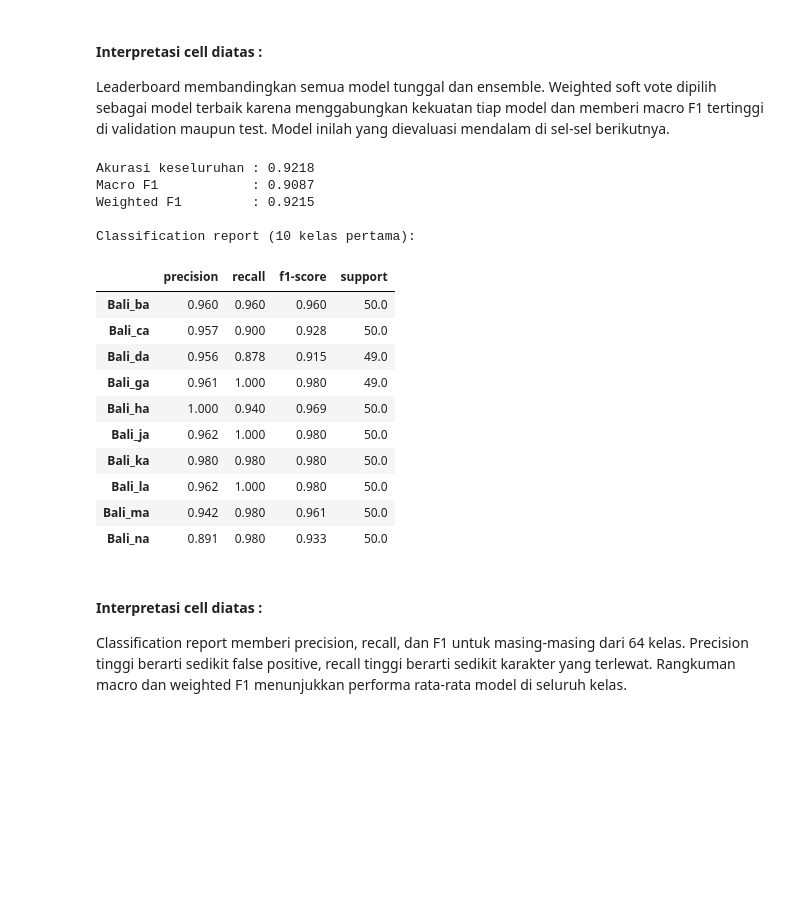
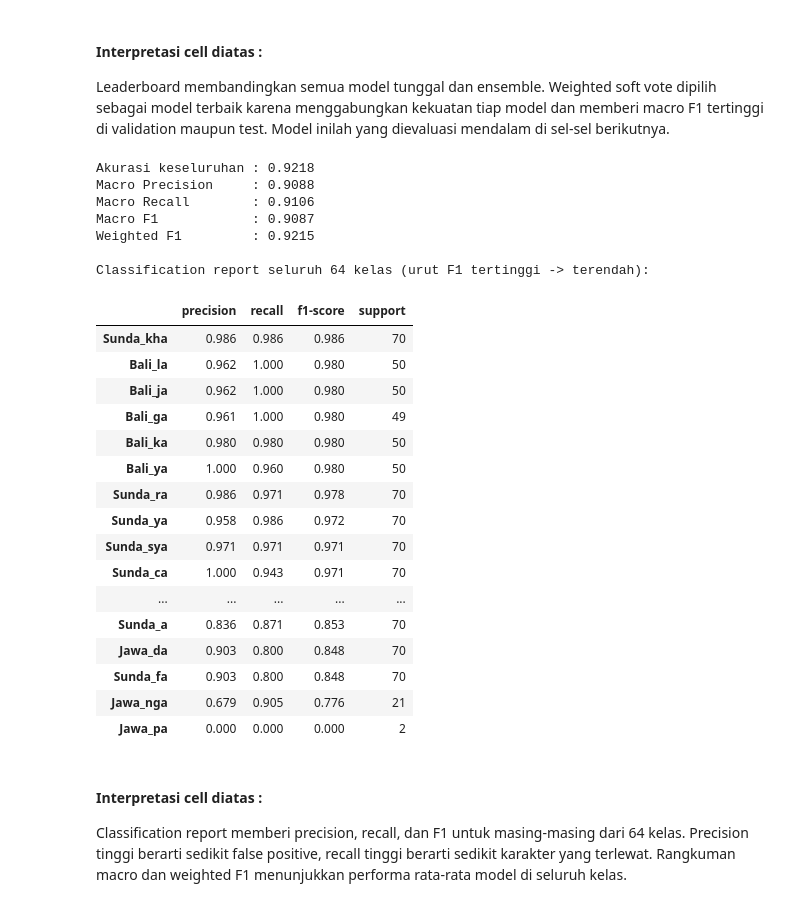
Before and after one commit to ddrlve/Nusantara-Script-Recognition-ML, a Jupyter notebook: notebooks/training-aksara-ml.ipynb, the cells around one changed output. Saved outputs shown, nothing was run; the diff lists cells and outputs as text; code cells hidden in the pictures; blank space fills up the shorter version.

```diff
--- a/notebooks/training-aksara-ml.ipynb
+++ b/notebooks/training-aksara-ml.ipynb
@@ -1678,9 +1757,25 @@ Sel ini mengisi bagian yang hilang dari notebook lama: merakit model deployment.
 # %%
-# Leaderboard semua model, diurutkan berdasarkan macro F1
-results_df = pd.DataFrame(RESULTS).sort_values("Macro F1", ascending=False).reset_index(drop=True)
+# Leaderboard semua model dengan macro precision, recall, dan F1
+leaderboard_rows = []
+for r in RESULTS:
+    key = r["Key"]
+    pred = PREDS[key]
+    macro_p, macro_r, macro_f1, _ = precision_recall_fscore_support(
+        y_test, pred, labels=ALL_LABELS, average="macro", zero_division=0)
+    leaderboard_rows.append({
+        "Model": r["Model"], "Key": key,
+        "Accuracy": accuracy_score(y_test, pred),
+        "Macro Precision": macro_p,
+        "Macro Recall": macro_r,
+        "Macro F1": macro_f1,
+        "Val Macro F1": r["Val Macro F1"],
+        "Waktu (s)": r["Waktu (s)"],
+    })
+
+results_df = pd.DataFrame(leaderboard_rows).sort_values("Macro F1", ascending=False).reset_index(drop=True)
 BEST_MODEL_KEY = "ensemble_weighted"
 BEST_PRED = PREDS[BEST_MODEL_KEY]
 BEST_PROBA = PROBAS[BEST_MODEL_KEY]
-display(results_df)
+display(results_df.round(4))
 print(f"Model terbaik: {BEST_MODEL_KEY}")
 # %% [output]
@@ -1701,33 +1796,51 @@ Model terbaik: ensemble_weighted
 
 Leaderboard membandingkan semua model tunggal dan ensemble. Weighted soft vote dipilih sebagai model terbaik karena menggabungkan kekuatan tiap model dan memberi macro F1 tertinggi di validation maupun test. Model inilah yang dievaluasi mendalam di sel-sel berikutnya.
 # %%
-# Classification report per kelas (precision, recall, f1)
+# Classification report per kelas (precision, recall, f1) untuk model terbaik
 report_dict = classification_report(
     y_test, BEST_PRED, labels=ALL_LABELS, target_names=CLASS_NAMES,
     output_dict=True, zero_division=0)
-report_df = pd.DataFrame(report_dict).transpose()
+
+per_class_report = (
+    pd.DataFrame(report_dict).transpose()
+    .loc[[str(c) for c in CLASS_NAMES], ["precision", "recall", "f1-score", "support"]]
+)
+per_class_report["support"] = per_class_report["support"].astype(int)
+per_class_report = per_class_report.sort_values("f1-score", ascending=False)
+
 print(f"Akurasi keseluruhan : {report_dict['accuracy']:.4f}")
+print(f"Macro Precision     : {report_dict['macro avg']['precision']:.4f}")
+print(f"Macro Recall        : {report_dict['macro avg']['recall']:.4f}")
 print(f"Macro F1            : {report_dict['macro avg']['f1-score']:.4f}")
 print(f"Weighted F1         : {report_dict['weighted avg']['f1-score']:.4f}")
-print("\nClassification report (10 kelas pertama):")
-display(report_df.head(10).round(3))
+print(f"\nClassification report seluruh {len(per_class_report)} kelas (urut F1 tertinggi -> terendah):")
+with pd.option_context("display.max_rows", None):
+    display(per_class_report.round(3))
 # %% [output]
 Akurasi keseluruhan : 0.9218
+Macro Precision     : 0.9088
+Macro Recall        : 0.9106
 Macro F1            : 0.9087
 Weighted F1         : 0.9215
 
-Classification report (10 kelas pertama):
+Classification report seluruh 64 kelas (urut F1 tertinggi -> terendah):
 |  | precision | recall | f1-score | support |
-| Bali_ba | 0.960 | 0.960 | 0.960 | 50.0 |
-| Bali_ca | 0.957 | 0.900 | 0.928 | 50.0 |
-| Bali_da | 0.956 | 0.878 | 0.915 | 49.0 |
-| Bali_ga | 0.961 | 1.000 | 0.980 | 49.0 |
-| Bali_ha | 1.000 | 0.940 | 0.969 | 50.0 |
-| Bali_ja | 0.962 | 1.000 | 0.980 | 50.0 |
-| Bali_ka | 0.980 | 0.980 | 0.980 | 50.0 |
-| Bali_la | 0.962 | 1.000 | 0.980 | 50.0 |
-| Bali_ma | 0.942 | 0.980 | 0.961 | 50.0 |
-| Bali_na | 0.891 | 0.980 | 0.933 | 50.0 |
+| Sunda_kha | 0.986 | 0.986 | 0.986 | 70 |
+| Bali_la | 0.962 | 1.000 | 0.980 | 50 |
+| Bali_ja | 0.962 | 1.000 | 0.980 | 50 |
+| Bali_ga | 0.961 | 1.000 | 0.980 | 49 |
+| Bali_ka | 0.980 | 0.980 | 0.980 | 50 |
+| Bali_ya | 1.000 | 0.960 | 0.980 | 50 |
+| Sunda_ra | 0.986 | 0.971 | 0.978 | 70 |
+| Sunda_ya | 0.958 | 0.986 | 0.972 | 70 |
+| Sunda_sya | 0.971 | 0.971 | 0.971 | 70 |
+| Sunda_ca | 1.000 | 0.943 | 0.971 | 70 |
+| ... | ... | ... | ... | ... |
+| Sunda_a | 0.836 | 0.871 | 0.853 | 70 |
+| Jawa_da | 0.903 | 0.800 | 0.848 | 70 |
+| Sunda_fa | 0.903 | 0.800 | 0.848 | 70 |
+| Jawa_nga | 0.679 | 0.905 | 0.776 | 21 |
+| Jawa_pa | 0.000 | 0.000 | 0.000 | 2 |
 # %% [markdown]
 #### Interpretasi cell diatas :
 
```
Also changed, not shown: parts of 45 cells of this notebook.
